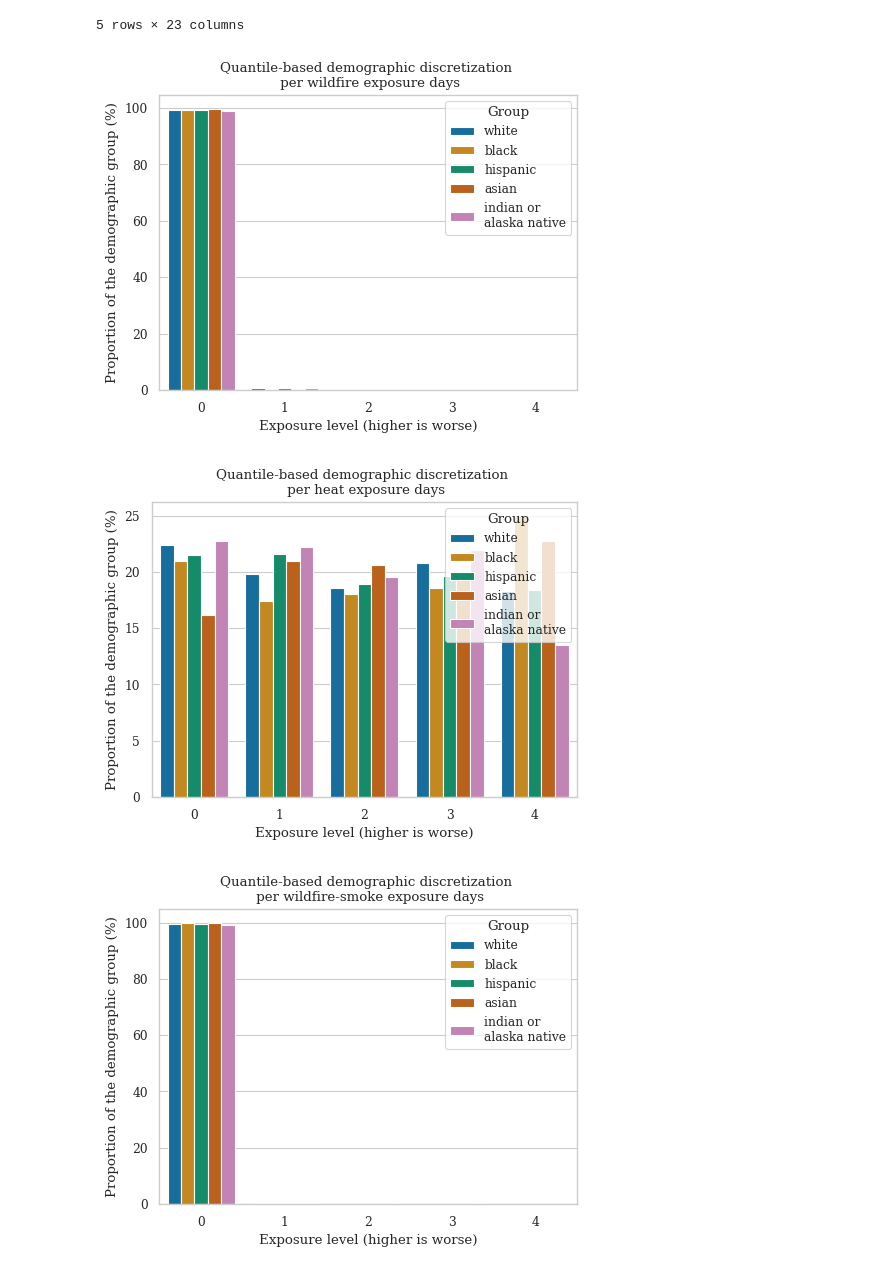
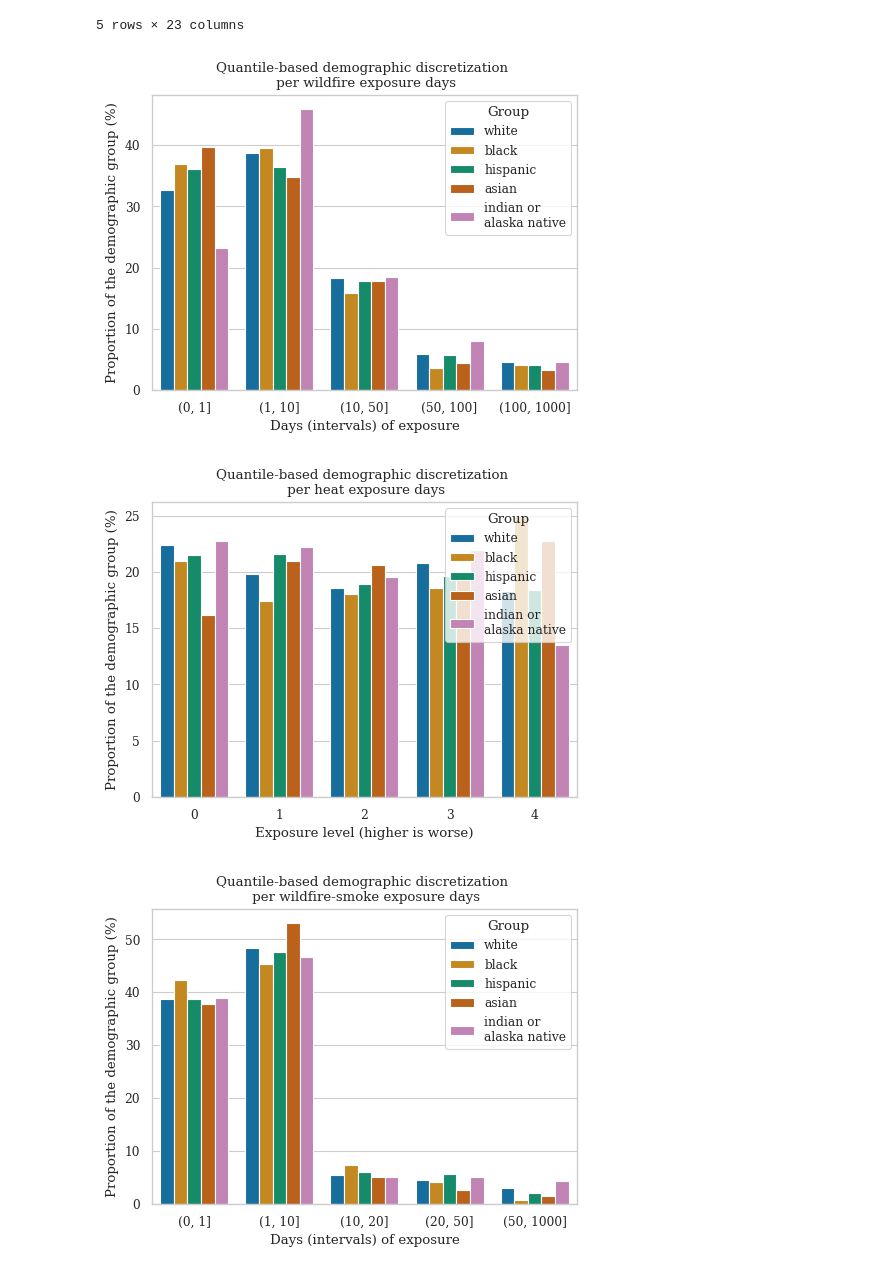
Before and after one commit to NSAPH-Projects/concurrence-climate-hazards, a Jupyter notebook: 401_demographics.ipynb, the cells around one changed output. Cells and saved outputs as stored; diff of their text form; code cells hidden in the pictures.

```diff
--- a/401_demographics.ipynb
+++ b/401_demographics.ipynb
@@ -72,9 +73,7 @@ demographic_cols = [
 ]
 # %%
 for hspt in hotspots.keys():
-    df["exposure_category"] = hotspots[hspt]["func"](
-        df[hspt], 5, labels=False, duplicates="drop"
-    )
+    df["exposure_category"] = helper_400.get_cut_vars(hspt, df[hspt])
 
     exposure_per_category = df.groupby("exposure_category")[demographic_cols].sum()
 
@@ -88,33 +87,34 @@ for hspt in hotspots.keys():
     exposure_per_category = exposure_per_category.drop(
         columns=[
             "E_TOTPOP_normalized",
             "E_NHPI_normalized",
             "E_TWOMORE_normalized",
             "E_OTHERRACE_normalized",
         ]
     )
 
     exposure_per_category = exposure_per_category[
         [
             "E_WHITE_normalized",
             "E_AFAM_normalized",
             "E_HISP_normalized",
             "E_ASIAN_normalized",
             "E_AIAN_normalized",
         ]
     ]
 
     exposure_per_category = exposure_per_category.rename(
         columns={
             "E_WHITE_normalized": "white",
             "E_AFAM_normalized": "black",
             "E_HISP_normalized": "hispanic",
             "E_ASIAN_normalized": "asian",
             "E_AIAN_normalized": "indian or \nalaska native",
         }
     )
+
     helper_400.plot_qbar(exposure_per_category, hspt, figname="race", legloc="best")
 # %% [output]
-[figure, old version]
+[figure, new version]
 [figure]
-[figure, old version]
+[figure, new version]
```
Also changed, not shown: parts of 2 cells of this notebook, 3 other files.
